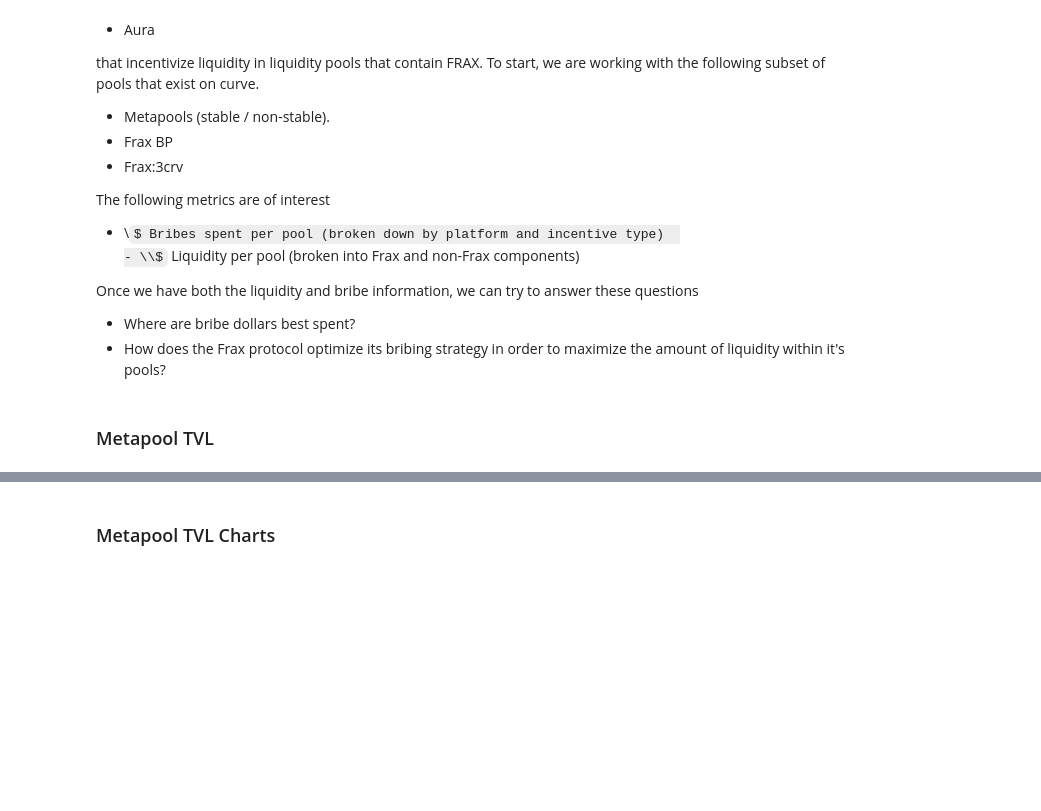
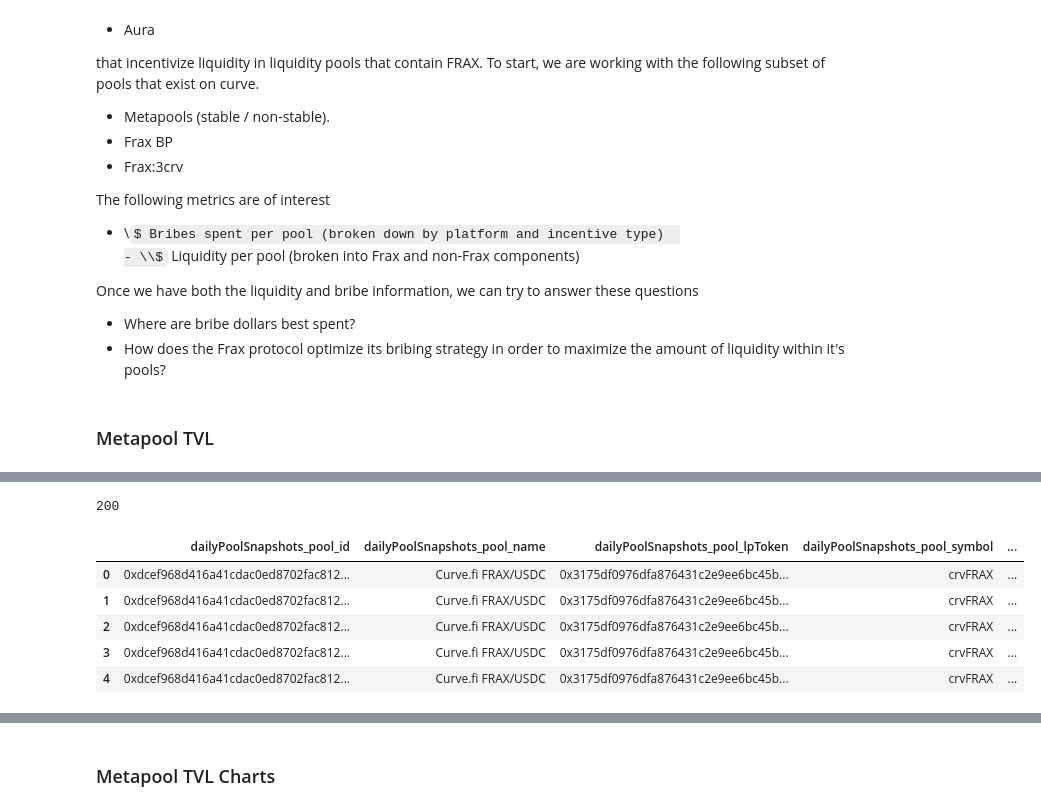
Before and after one commit to bam4564/flywheel, a Jupyter notebook: VotiumBribes.ipynb, the cells around one changed output, grey strips where cells are left out. Cells and saved outputs as stored; diff of their text form; code cells hidden in the pictures; some formulas as TeX source; blank space fills up the shorter version.

```diff
--- a/VotiumBribes.ipynb
+++ b/VotiumBribes.ipynb
@@ -84,8 +85,32 @@ def zip_dfs(dfs, col_names):
         data = data.merge(dfs[i+1][[c]], how='left', left_index=True, right_index=True)
     return data
 
+def recursive_index_merge(dfs):
+    drop_right_suffix = '__drop_right_suffix'
+    assert all(len(dfs[0]) == len(dfs[i]) for i in range(1, len(dfs)))
+    dfs = deque(dfs)
+    df = dfs.popleft()
+    while dfs:
+        df_right = dfs.popleft()
+        cols = list(set(df.columns).intersection(df_right.columns))
+        df = df.merge(df_right, how='left', left_index=True, right_index=True, suffixes=(None, drop_right_suffix))
+        drop_cols = [col for col in df.columns if col.endswith(drop_right_suffix)]
+        df = df.drop(columns=drop_cols)
+    return df
+
 def query_attrs(query, attrs):
-    return sg.query_df([getattr(query, a) for a in attrs], pagination_strategy=ShallowStrategy)
+    qattrs = []
+    for a in attrs:
+        if '.' in a:
+            # nested
+            v = None
+            for p in a.split('.'):
+                v = getattr(query, p) if v is None else getattr(v, p)
+            qattrs.append(v)
+        else:
+            # non-nested
+            qattrs.append(getattr(query, a))
+    return sg.query_df(qattrs, pagination_strategy=ShallowStrategy)
 
 def camel_to_snake(name):
     name = re.sub('(.)([A-Z][a-z]+)', r'\1_\2', name)
@@ -154,6 +179,7 @@ VOTIUM_VOTER = '0xde1E6A7ED0ad3F61D531a8a78E83CcDdbd6E0c49'.lower()
 CURVE_POOL_FRAX_USDC = '0xdcef968d416a41cdac0ed8702fac8128a64241a2'
 ADDRESS_FXS = '0x3432B6A60D23Ca0dFCa7761B7ab56459D9C964D0'.lower()
 ADDRESS_CRVFRAX = '0x3175df0976dfa876431c2e9ee6bc45b65d3473cc'.lower()
+ADDRESS_FRAXBP_POOL = '0xdcef968d416a41cdac0ed8702fac8128a64241a2'.lower()
 # %%
 # Instantiate the client with an endpoint.
 sg = Subgrounds()
@@ -205 +246,24 @@ df_metapools_gauges.head()
+# %%
+query_pools = sg_curve_vol.Query.dailyPoolSnapshots(
+    first=100, where={
+        'pool': ADDRESS_FRAXBP_POOL # This is the BENTFRAXBP-f that was deprecated
+    }
+)
+
+dfs_fraxbp = query_attrs(query_pools, [
+    # pool attributes
+    'pool.id', 'pool.name', 'pool.lpToken', 'pool.symbol', 'pool.creationBlock', 'pool.coins', 'pool.coinNames', 'pool.coinDecimals', 'pool.poolType',
+    # snapshot attributes
+    'id', 'timestamp', 'reservesUSD'
+])
+# %%
+df = recursive_index_merge(dfs_fraxbp)
+# %% [output]
+200
+|  | dailyPoolSnapshots_pool_id | dailyPoolSnapshots_pool_name | dailyPoolSnapshots_pool_lpToken | dailyPoolSnapshots_pool_symbol | ... |
+| 0 | 0xdcef968d416a41cdac0ed8702fac812... | Curve.fi FRAX/USDC | 0x3175df0976dfa876431c2e9ee6bc45b... | crvFRAX | ... |
+| 1 | 0xdcef968d416a41cdac0ed8702fac812... | Curve.fi FRAX/USDC | 0x3175df0976dfa876431c2e9ee6bc45b... | crvFRAX | ... |
+| 2 | 0xdcef968d416a41cdac0ed8702fac812... | Curve.fi FRAX/USDC | 0x3175df0976dfa876431c2e9ee6bc45b... | crvFRAX | ... |
+| 3 | 0xdcef968d416a41cdac0ed8702fac812... | Curve.fi FRAX/USDC | 0x3175df0976dfa876431c2e9ee6bc45b... | crvFRAX | ... |
+| 4 | 0xdcef968d416a41cdac0ed8702fac812... | Curve.fi FRAX/USDC | 0x3175df0976dfa876431c2e9ee6bc45b... | crvFRAX | ... |
 # %%
```
Also changed, not shown: parts of 16 cells of this notebook.
